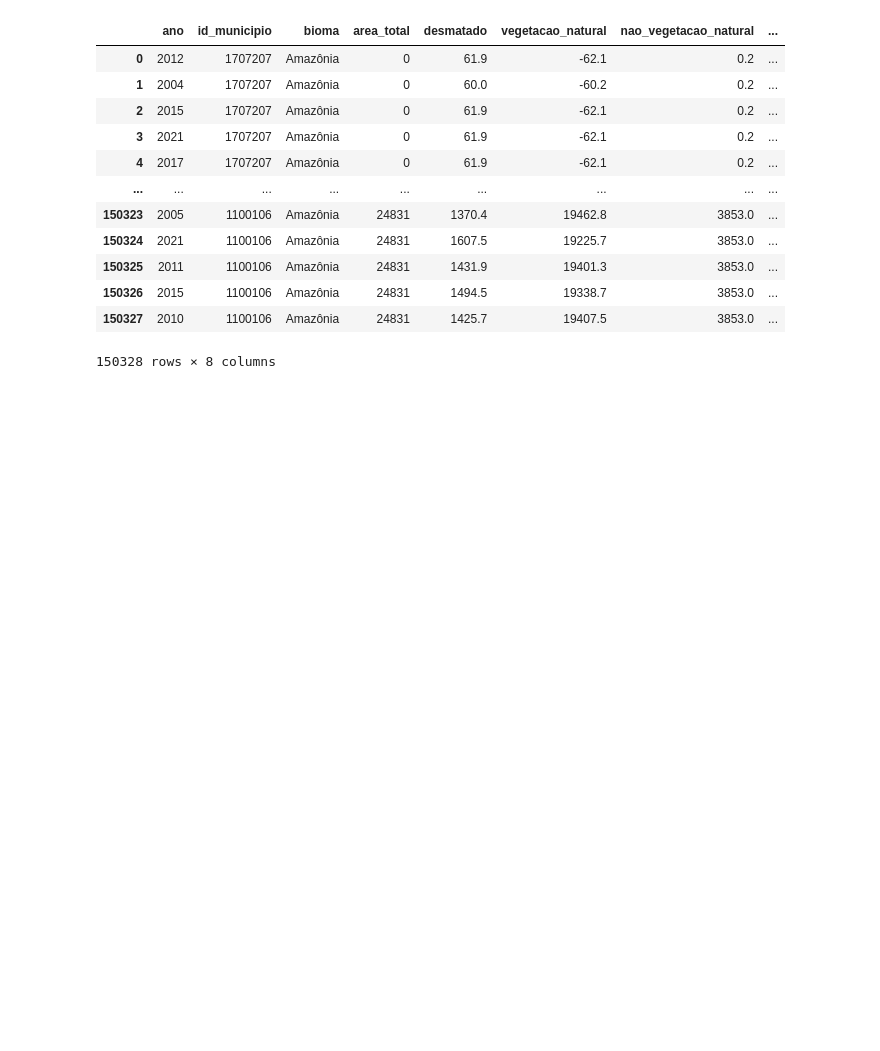
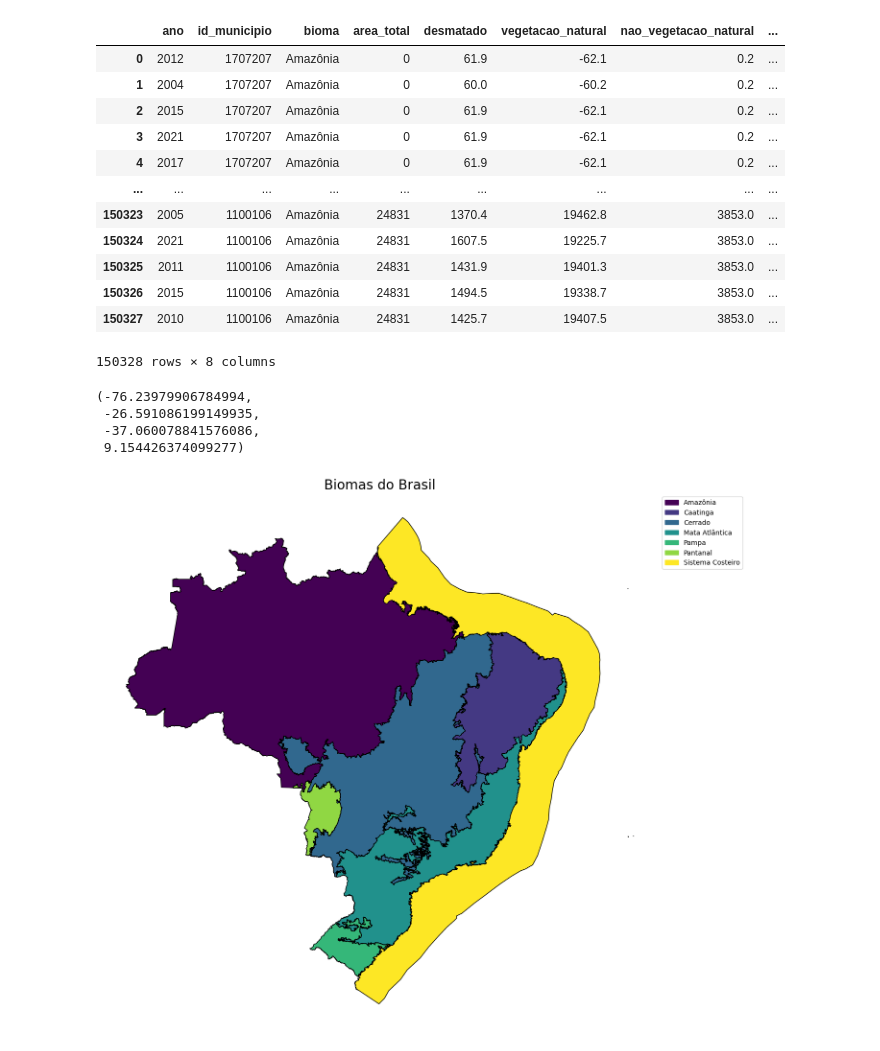
Before and after one commit to aldemaas/dados_desmatamento, a Jupyter notebook: relatorio.ipynb, the cells around one changed output. Cells and saved outputs as stored; diff of their text form; code cells hidden in the pictures; blank space fills up the shorter version.

Commit message:
biomas

```diff
--- a/relatorio.ipynb
+++ b/relatorio.ipynb
@@ -28,3 +30,22 @@ desmatamento
 | 150326 | 2015 | 1100106 | Amazônia | 24831 | 1494.5 | 19338.7 | 3853.0 | ... |
 | 150327 | 2010 | 1100106 | Amazônia | 24831 | 1425.7 | 19407.5 | 3853.0 | ... |
 150328 rows × 8 columns
+# %%
+import geobr as geo
+import matplotlib.patches as mpatches
+
+biomas = geo.read_biomes(year= 2019)
+
+ig, ax = plt.subplots(figsize=(15, 15), dpi=100)
+patches = [mpatches.Patch(color=color, label=biome) for color, biome in zip(colors, biomes)]
+biomas.plot(cmap='viridis', edgecolor="#000000", ax=ax, legend=True)
+
+ax.legend(handles=patches, bbox_to_anchor=(1, 1), loc='upper left')
+ax.set_title("Biomas do Brasil", fontsize=20)
+ax.axis("off")
+# %% [output]
+(-76.23979906784994,
+ -26.591086199149935,
+ -37.060078841576086,
+ 9.154426374099277)
+[figure, added]
```
Also changed, not shown: parts of 2 cells of this notebook.
